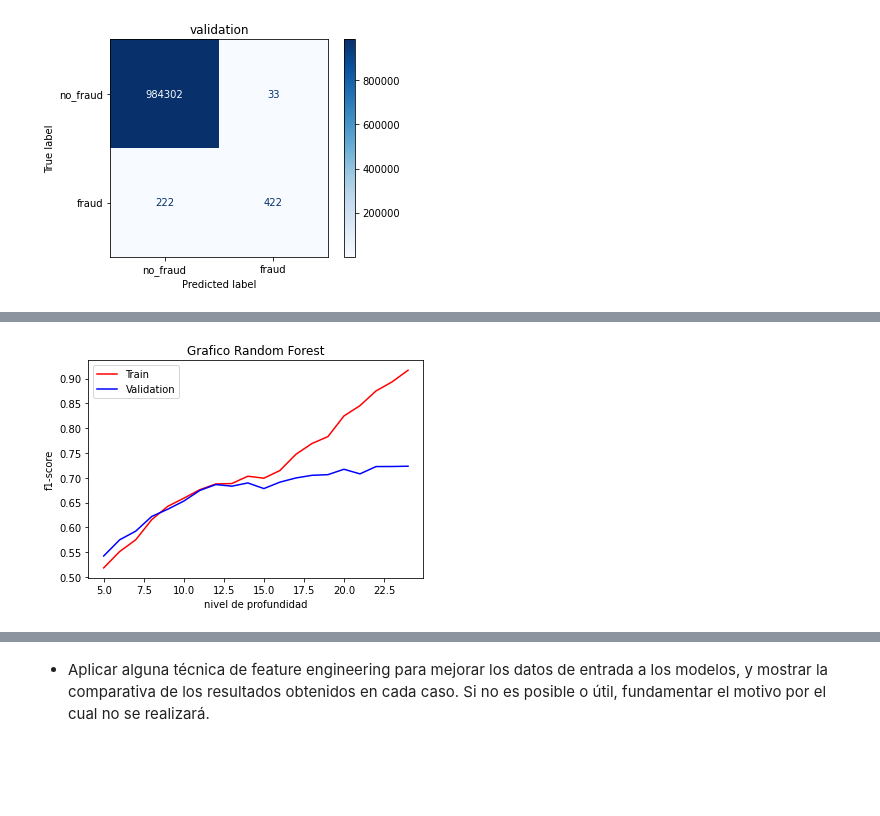
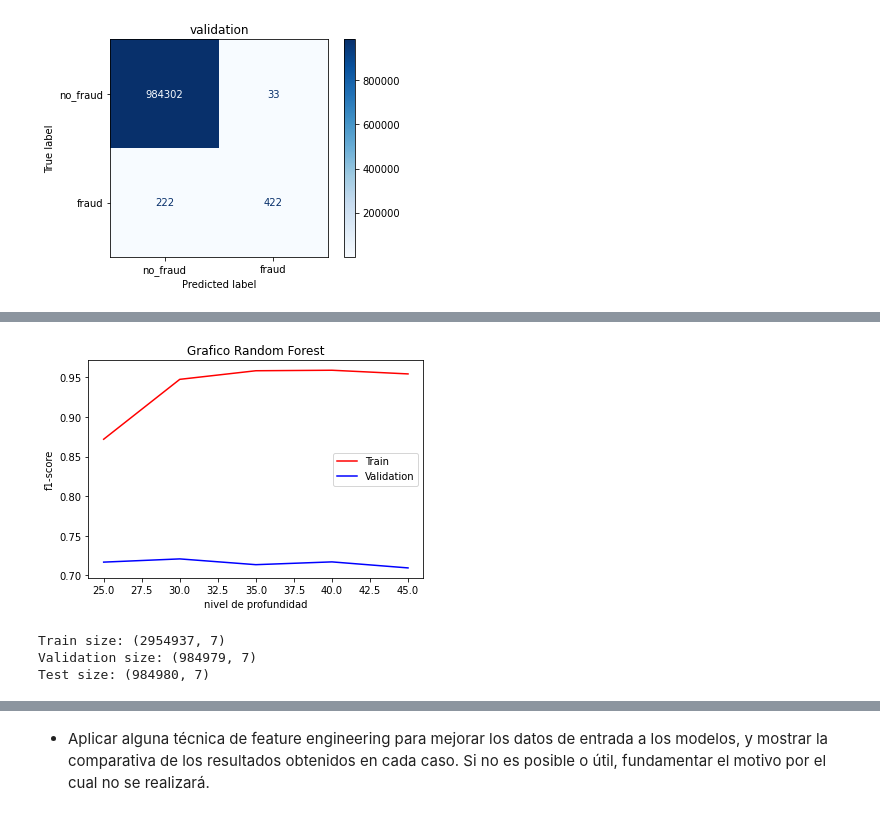
Before and after one commit to UlisesCravero/tp_ml_grupo_9, a Jupyter notebook: tp1_ML.ipynb, the cells around one changed output, grey strips where cells are left out. Saved outputs shown, nothing was run; the diff lists cells and outputs as text; code cells hidden in the pictures; blank space fills up the shorter version.

```diff
--- a/tp1_ML.ipynb
+++ b/tp1_ML.ipynb
@@ -721,0 +662,15 @@ evaluate_model(rf_model, title='Random Forest')
+# %%
+import time
+lr_best_params = {'C': 10.0, 'penalty': 'l2'}
+
+lr_model_pca = LogisticRegression(**lr_best_params, random_state=42)
+lr_pipeline_pca = Pipeline([
+    ('mapper', mapper),
+    ('pca', PCA(n_components=0.95)),
+    ('classifier', lr_model_pca),
+])
+
+start = time.time()
+lr_pipeline_pca.fit(train, train.is_fraud)
+stop = time.time()
+print(f"LR Training time w/ PCA: {stop - start}s")
@@ -721,0 +690,14 @@ evaluate_model(rf_model, title='Random Forest')
+# %%
+rf_best_params = {'max_depth': 20, 'max_features': 11, 'n_estimators': 10}
+
+rf_model_pca = RandomForestClassifier(**rf_best_params, random_state=42)
+rf_pipeline_pca = Pipeline([
+    ('mapper', mapper),
+    ('pca', PCA(n_components=0.95)),
+    ('classifier', rf_model_pca),
+])
+
+start = time.time()
+rf_pipeline_pca.fit(train, train.is_fraud)
+stop = time.time()
+print(f"RF Training time w/ PCA: {stop - start}s")
@@ -721,0 +717,9 @@ evaluate_model(rf_model, title='Random Forest')
+# %%
+rf_best_params = {'max_depth': 25, 'max_features': 11, 'n_estimators': 10}
+rf_model = Pipeline([
+    ('mapper', mapper),
+    ('classifier', RandomForestClassifier(**rf_best_params, random_state=42)),
+])
+rf_model.fit(train, train.is_fraud)
+
+evaluate_model(rf_model, title='Random Forest')
@@ -722,30 +731,61 @@ evaluate_model(rf_model, title='Random Forest')
 # %%
 train_f1 =  []
 eval_f1 = []
-max_deep_list = list(range(5, 25))
+max_deep_list = list(range(25, 50,5))
 
 for deep in max_deep_list:
 
-
     model_rf_maxdepth_curva = Pipeline([
     ('mapper', mapper),
-    ('classifier', RandomForestClassifier(n_estimators=20, max_depth=deep, random_state=42)),
+    ('classifier', RandomForestClassifier(n_estimators=10, max_depth=deep, random_state=42)),
     ])
 
     arbol_rf=model_rf_maxdepth_curva
     arbol_rf=arbol_rf.fit(train, train.is_fraud)
     y_train_pred = model_rf_maxdepth_curva.predict(train.drop(columns=['is_fraud']))
     y_val_pred = model_rf_maxdepth_curva.predict(validation.drop(columns=['is_fraud']))
     train_f1.append(metrics.f1_score( train.is_fraud, y_train_pred))
     eval_f1.append(metrics.f1_score(validation.is_fraud, y_val_pred))
 
 # graficar los resultados.
 plt.plot(max_deep_list, train_f1, color='r', label='Train')
 plt.plot(max_deep_list, eval_f1, color='b', label='Validation')
 plt.title('Grafico Random Forest')
 plt.legend()
 plt.ylabel('f1-score')
 plt.xlabel('nivel de profundidad')
 plt.show()
 # %% [output]
-[figure, old version]
+[figure, new version]
+# %%
+# Suponemos que frauds es tu DataFrame y 'is_fraud' la variable objetivo
+num_records = len(frauds)
+train_end = int(num_records * 0.6)
+validation_end = int(num_records * 0.8)
+
+# Crear índices para cada conjunto
+train_indices = range(0, train_end)
+validation_indices = range(train_end, validation_end)
+test_indices = range(validation_end, num_records)
+
+# Crear los conjuntos de datos
+X_train, y_train = frauds.iloc[train_indices].drop(columns='is_fraud'), frauds.iloc[train_indices]['is_fraud']
+X_validation, y_validation = frauds.iloc[validation_indices].drop(columns='is_fraud'), frauds.iloc[validation_indices]['is_fraud']
+X_test, y_test = frauds.iloc[test_indices].drop(columns='is_fraud'), frauds.iloc[test_indices]['is_fraud']
+
+#volviendo a unir
+y_train.name = 'is_fraud'
+train = pd.concat([X_train, y_train], axis=1)
+y_validation.name = 'is_fraud'
+validation = pd.concat([X_validation, y_validation], axis=1)
+y_test.name = 'is_fraud'
+test = pd.concat([X_test, y_test], axis=1)
+
+# Puedes verificar los tamaños
+print("Train size:", X_train.shape)
+print("Validation size:", X_validation.shape)
+print("Test size:", X_test.shape)
+# %% [output]
+Train size: (2954937, 7)
+Validation size: (984979, 7)
+Test size: (984980, 7)
```
Also changed, not shown: parts of 27 cells of this notebook, 1 other file.
